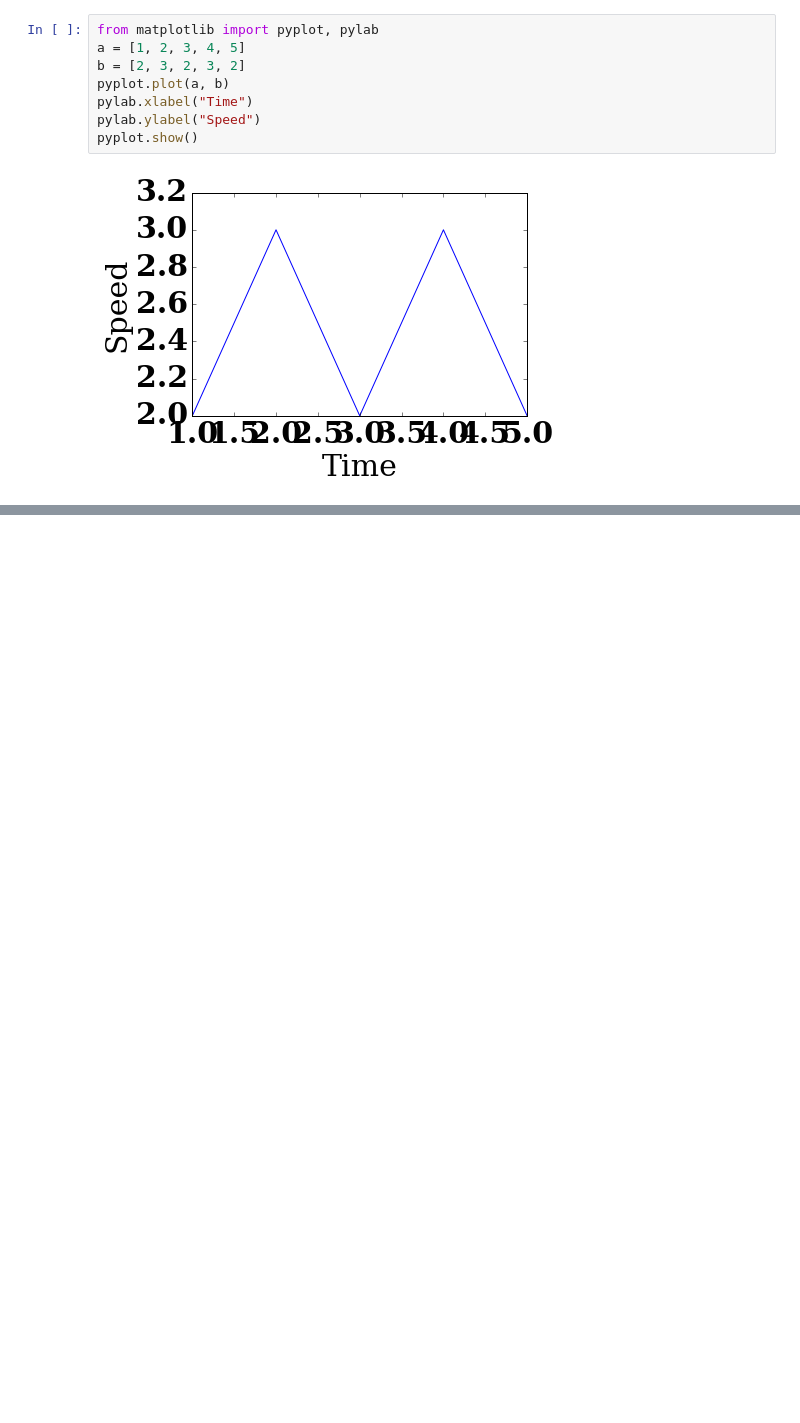
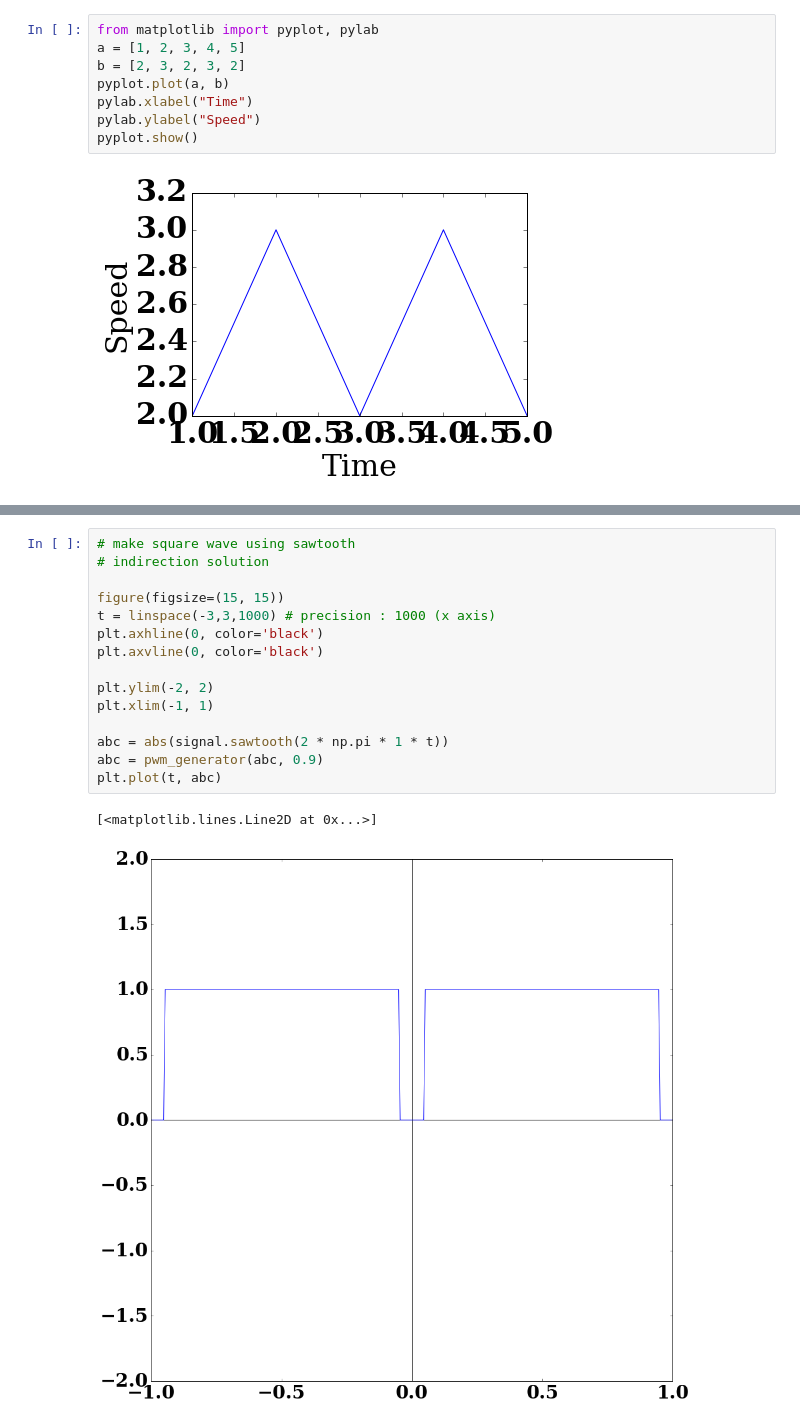
Before and after one commit to my-snippet/etc, a Jupyter notebook: AC-analysis/Fourier-Series/odd-function/square_wave.ipynb, the cells around one changed output, grey strips where cells are left out. Saved outputs shown, nothing was run; the diff lists cells and outputs as text; blank space fills up the shorter version.

```diff
--- a/AC-analysis/Fourier-Series/odd-function/square_wave.ipynb
+++ b/AC-analysis/Fourier-Series/odd-function/square_wave.ipynb
@@ -151,0 +186,18 @@ NameError: name 'prop' is not defined
+# %%
+# make square wave using sawtooth
+# indirection solution
+
+figure(figsize=(15, 15))
+t = linspace(-3,3,1000) # precision : 1000 (x axis)
+plt.axhline(0, color='black')
+plt.axvline(0, color='black')
+
+plt.ylim(-2, 2)
+plt.xlim(-1, 1)
+
+abc = abs(signal.sawtooth(2 * np.pi * 1 * t))
+abc = pwm_generator(abc, 0.9)
+plt.plot(t, abc)
+# %% [output]
+[<matplotlib.lines.Line2D at 0x...>]
+[figure, added]
```
Also changed, not shown: parts of 4 cells of this notebook.
